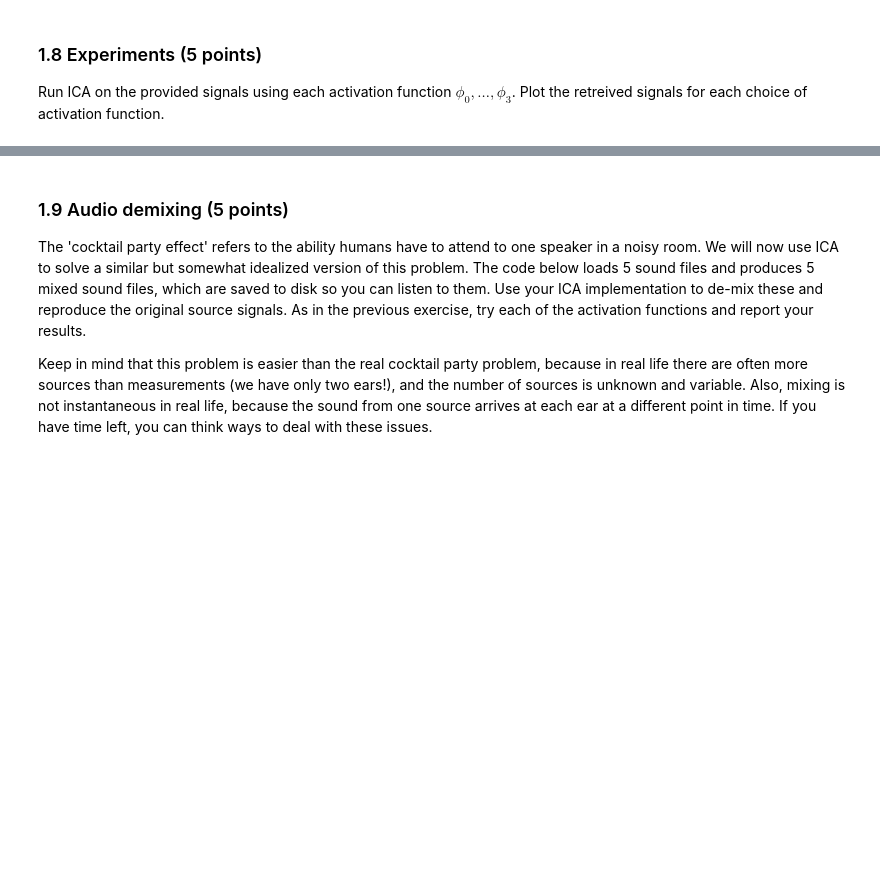
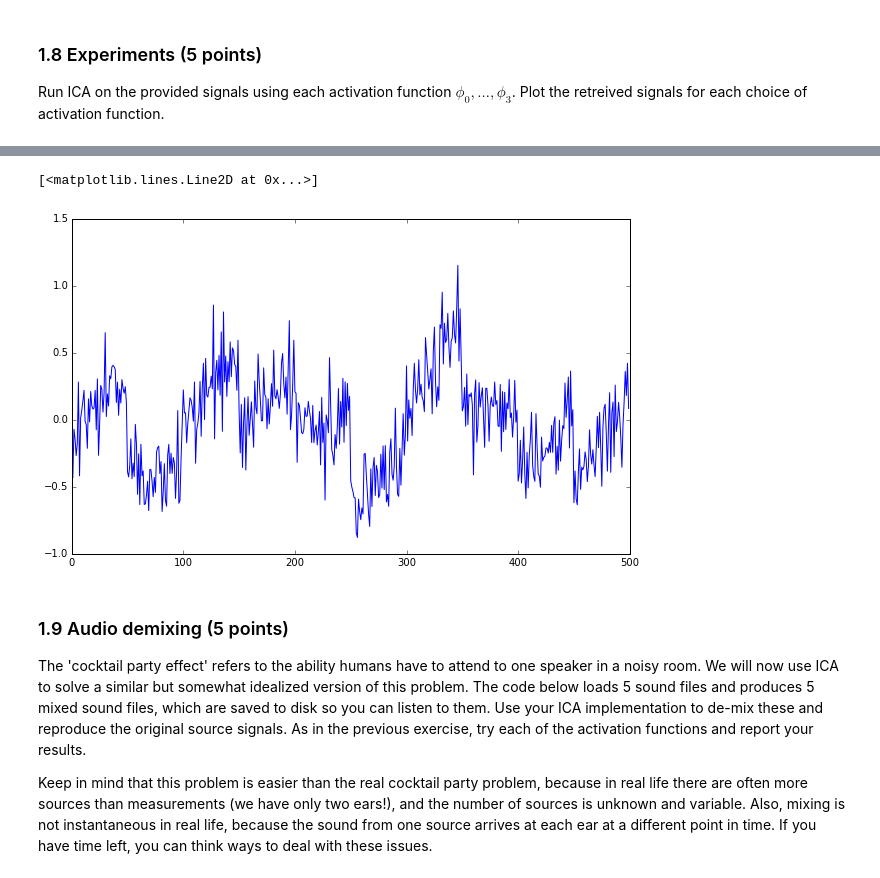
Before and after one commit to Tomaat/ML2, a Jupyter notebook: lab1/lab1.ipynb, the cells around one changed output, grey strips where cells are left out. Drawn from its saved outputs; the diff is of its cells as text; code cells hidden in the pictures; blank space fills up the shorter version.

```diff
--- a/lab1/lab1.ipynb
+++ b/lab1/lab1.ipynb
@@ -161,11 +211,25 @@ Explain what a covariant algorithm is.
 
 ### 1.7 Independent Component Analysis (25 points)
 Implement the covariant ICA algorithm as described in MacKay. Write a function `ICA(X, activation_function, learning_rate)`, that returns the demixing matrix $\mathbf{W}$. The input `activation_function` should accept a function such as `lambda a: -tanh(a)`. Update the gradient in batch mode, averaging the gradients over the whole dataset for each update. Try to make it efficient, i.e. use matrix operations instead of loops where possible (loops are slow in interpreted languages such as python and matlab, whereas matrix operations are internally computed using fast C code).
-# %%
-def ICA(X,activation_function, learning_rate):
-    #a = Wx
-    #z = phi(a)
-    #W <- W.T.inv+zx.T
+# %%
+def ICA(X,activation_function, learning_rate, iters):
+    W = np.random.normal(0,1,(X.shape[0],)*2)
+    for i in range(iters):
+        a = np.dot(W,X)
+        z = activation_function(a)
+        x_prime = np.dot(W.T,a)
+        dW = W + np.dot(z,x_prime.T)
+        dW = dW / np.sum(dW)
+        W = W + learning_rate*dW
+    return W
 # %% [markdown]
 ### 1.8 Experiments  (5 points)
 Run ICA on the provided signals using each activation function $\phi_0, \ldots, \phi_3$. Plot the retreived signals for each choice of activation function.
+# %%
+W = [ICA(Xw,phi[i],0.05,1000) for i in [1]]#range(0,4)]
+
+print(W)
+
+#for i in range(0,4):
+#    figure
+#    plot_histograms(np.dot(np.linalg.inv(W),Xw))
@@ -172,3 +247,9 @@ Run ICA on the provided signals using each activation function $\phi_0, \ldots,
+# %%
+Xn = np.dot(np.linalg.inv(W[0]),Xw)
+plot(Xn[4,:])
+# %% [output]
+[<matplotlib.lines.Line2D at 0x...>]
+[figure, added]
 # %% [markdown]
 ### 1.9 Audio demixing (5 points)
 The 'cocktail party effect' refers to the ability humans have to attend to one speaker in a noisy room. We will now use ICA to solve a similar but somewhat idealized version of this problem. The code below loads 5 sound files and produces 5 mixed sound files, which are saved to disk so you can listen to them. Use your ICA implementation to de-mix these and reproduce the original source signals. As in the previous exercise, try each of the activation functions and report your results.
```
Also changed, not shown: parts of 7 cells of this notebook, 1 other file.
